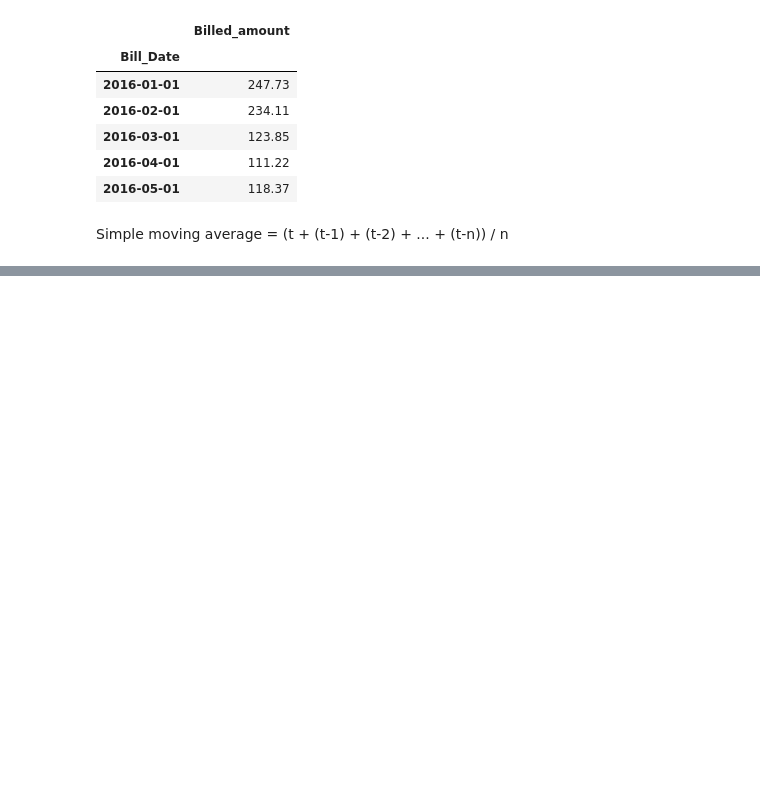
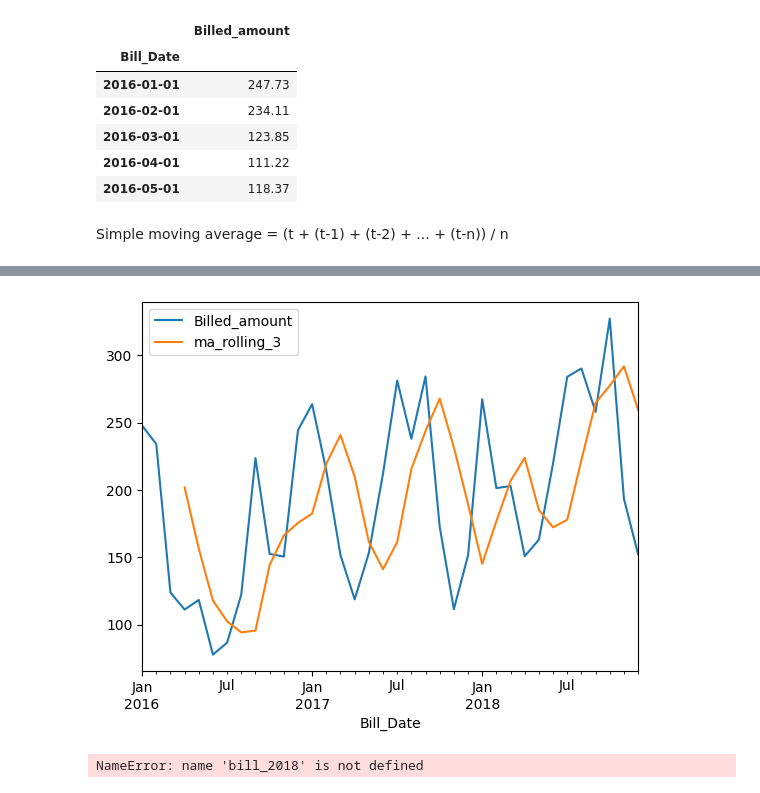
Before and after one commit to Aifedayo/Time-Series-Forecasting, a Jupyter notebook: src/notebook/electricity_consumption_dataset.ipynb, the cells around one changed output, grey strips where cells are left out. Drawn from its saved outputs; the diff is of its cells as text; code cells hidden in the pictures; blank space fills up the shorter version.

```diff
--- a/src/notebook/electricity_consumption_dataset.ipynb
+++ b/src/notebook/electricity_consumption_dataset.ipynb
@@ -70,0 +89,3 @@ bill_2018['Billed_amount'].rolling(window=3).mean()
+# %%
+bill_2018['ma_rolling_3']=bill_2018['Billed_amount'].rolling(window=3).mean().shift(1)
+bill_2018
@@ -70,0 +111,4 @@ bill_2018['Billed_amount'].rolling(window=3).mean()
+# %%
+bill_2018.plot();
+# %% [output]
+[figure, added]
@@ -70,0 +120,4 @@ bill_2018['Billed_amount'].rolling(window=3).mean()
+# %%
+bill_2018['Billed_amount'].rolling(window=3).apply(wma(np.array([0.5,1,1.5])))
+# %% [output]
+NameError: name 'bill_2018' is not defined
```
Also changed, not shown: parts of 3 cells of this notebook.
